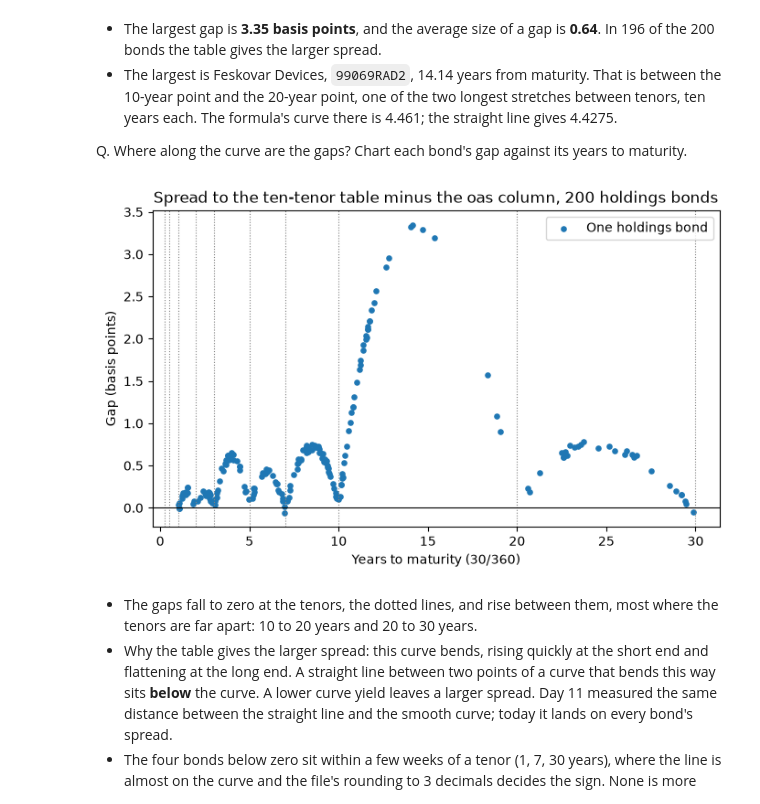
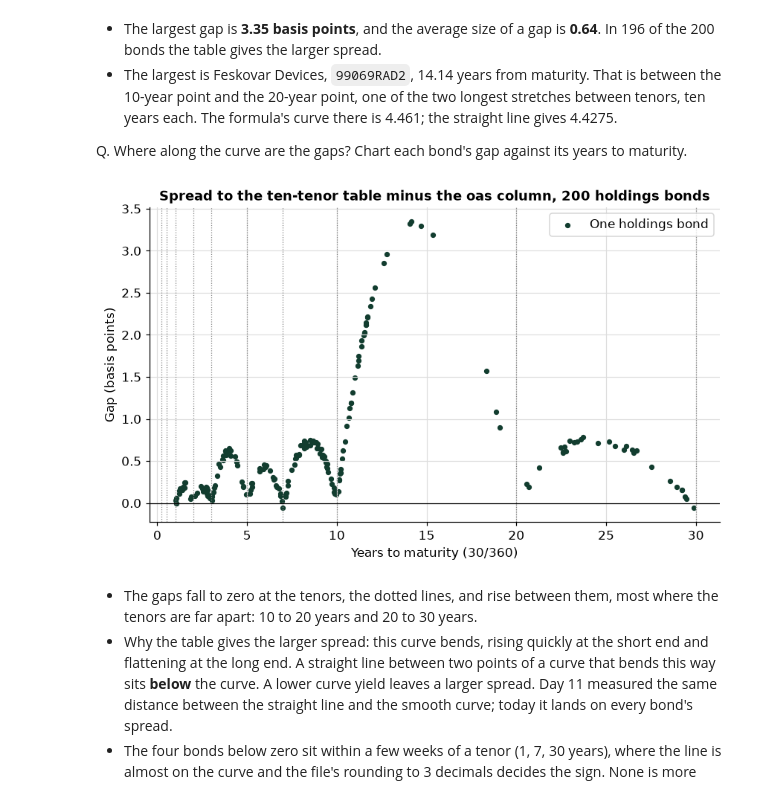
Before and after one commit to lenamonj/python-fixed-income, a Jupyter notebook: course2_bond_math/week3/day2/12_spread_over_the_curve.ipynb, the cells around one changed output. Drawn from its saved outputs; the diff is of its cells as text; code cells hidden in the pictures.

```diff
--- a/course2_bond_math/week3/day2/12_spread_over_the_curve.ipynb
+++ b/course2_bond_math/week3/day2/12_spread_over_the_curve.ipynb
@@ -69,6 +76,23 @@ import urllib.request
 from pathlib import Path
 
 import pandas as pd
+
+# the course's chart style, set once here so every chart in the notebook looks the same
+import matplotlib.pyplot as plt
+
+plt.rcParams.update({
+    "figure.figsize": (9, 5),          # width and height of a chart, in inches
+    "figure.dpi": 110,                 # sharpness on screen
+    "font.size": 11,
+    "axes.titlesize": 12,
+    "axes.titleweight": "bold",
+    # the course greens, then a grey, for the first four lines or bars of a chart
+    "axes.prop_cycle": plt.cycler(color=["#123d2f", "#1c7a57", "#7fd1a8", "#8c8c8c"]),
+    "axes.grid": True,                 # light gridlines, as in an Excel chart
+    "grid.color": "#dddddd",
+    "axes.spines.top": False,          # no box line above or to the right of the plot
+    "axes.spines.right": False,
+})
 
 # pytest runs the tests. A Colab runtime may not have it.
 try:
@@ -1223,0 +1282,15 @@ shortest 1.0056 years, longest 29.8972 years
+# %%
+import numpy as np
+
+fig, ax = plt.subplots()
+# how many bonds fall in each 2-year band of years to maturity
+ax.hist(holdings["years"], bins=np.arange(0, 32, 2), edgecolor="white", label="Holdings bonds")
+# a dotted line at each tenor of the curve
+for tenor in curve_tenors:
+    ax.axvline(tenor, color="#8c8c8c", linestyle=":", linewidth=0.9)
+ax.set_title("Years to maturity of the 200 holdings bonds, with the curve's tenors dotted")
+ax.set_xlabel("Years to maturity (30/360)")
+ax.set_ylabel("Number of bonds")
+ax.set_xlim(0, 31)
+ax.legend()
+plt.show()
@@ -1484,21 +1660,19 @@ Name: 66, dtype: object
 
 Q. Where along the curve are the gaps? Chart each bond's gap against its years to maturity.
 # %%
-import matplotlib.pyplot as plt
-
-fig, ax = plt.subplots(figsize=(8, 4.5))
+fig, ax = plt.subplots()
 ax.scatter(holdings["years"], holdings["gap_bp"], s=14, label="One holdings bond")
 # the ten tenors, where the straight line touches the curve
 for tenor in curve_tenors:
     ax.axvline(tenor, color="grey", linestyle=":", linewidth=0.8)
 ax.axhline(0, color="black", linewidth=0.8)
 ax.set_title("Spread to the ten-tenor table minus the oas column, 200 holdings bonds")
 ax.set_xlabel("Years to maturity (30/360)")
 ax.set_ylabel("Gap (basis points)")
 ax.legend()
 plt.show()
 # %% [output]
-[figure, old version]
+[figure, new version]
 # %% [markdown]
 * The gaps fall to zero at the tenors, the dotted lines, and rise between them, most where the tenors are far apart: 10 to 20 years and 20 to 30 years.
 * Why the table gives the larger spread: this curve bends, rising quickly at the short end and flattening at the long end. A straight line between two points of a curve that bends this way sits **below** the curve. A lower curve yield leaves a larger spread. Day 11 measured the same distance between the straight line and the smooth curve; today it lands on every bond's spread.
```
Also changed, not shown: parts of 34 cells of this notebook, 2 other files.
